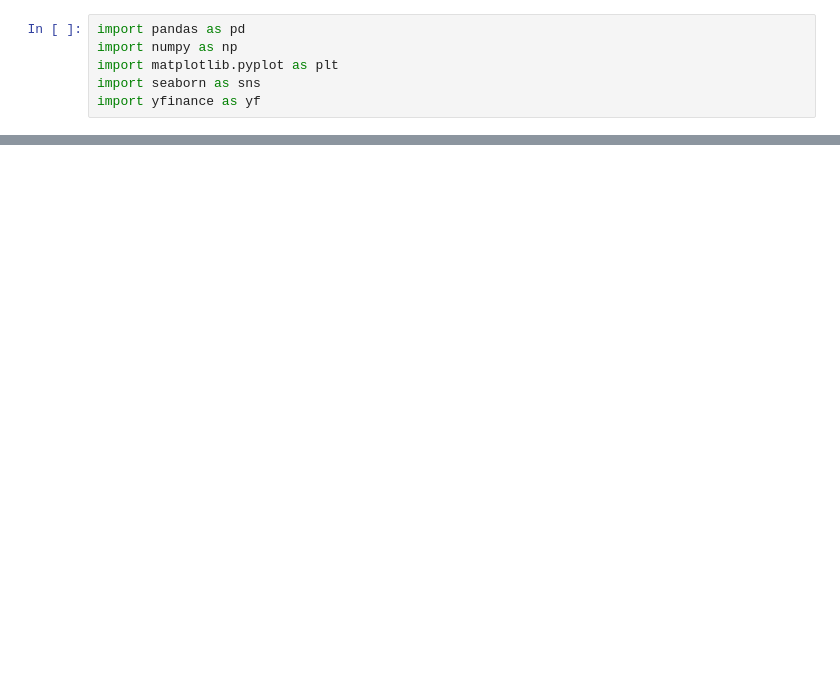
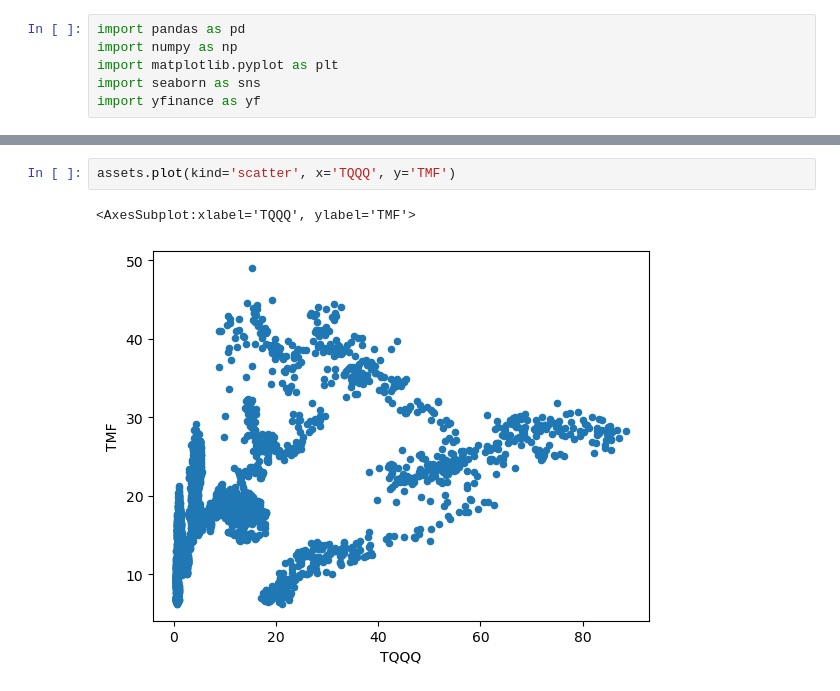
Before and after one commit to unius1004/DualMomentum, a Jupyter notebook: analyze.ipynb, the cells around one changed output, grey strips where cells are left out. Saved outputs shown, nothing was run; the diff lists cells and outputs as text; blank space fills up the shorter version.

```diff
--- a/analyze.ipynb
+++ b/analyze.ipynb
@@ -70,0 +106,5 @@ plt.show()
+# %%
+assets.plot(kind='scatter', x='TQQQ', y='TMF')
+# %% [output]
+<AxesSubplot:xlabel='TQQQ', ylabel='TMF'>
+[figure, added]
```
Also changed, not shown: parts of 4 cells of this notebook, 1 other file.
